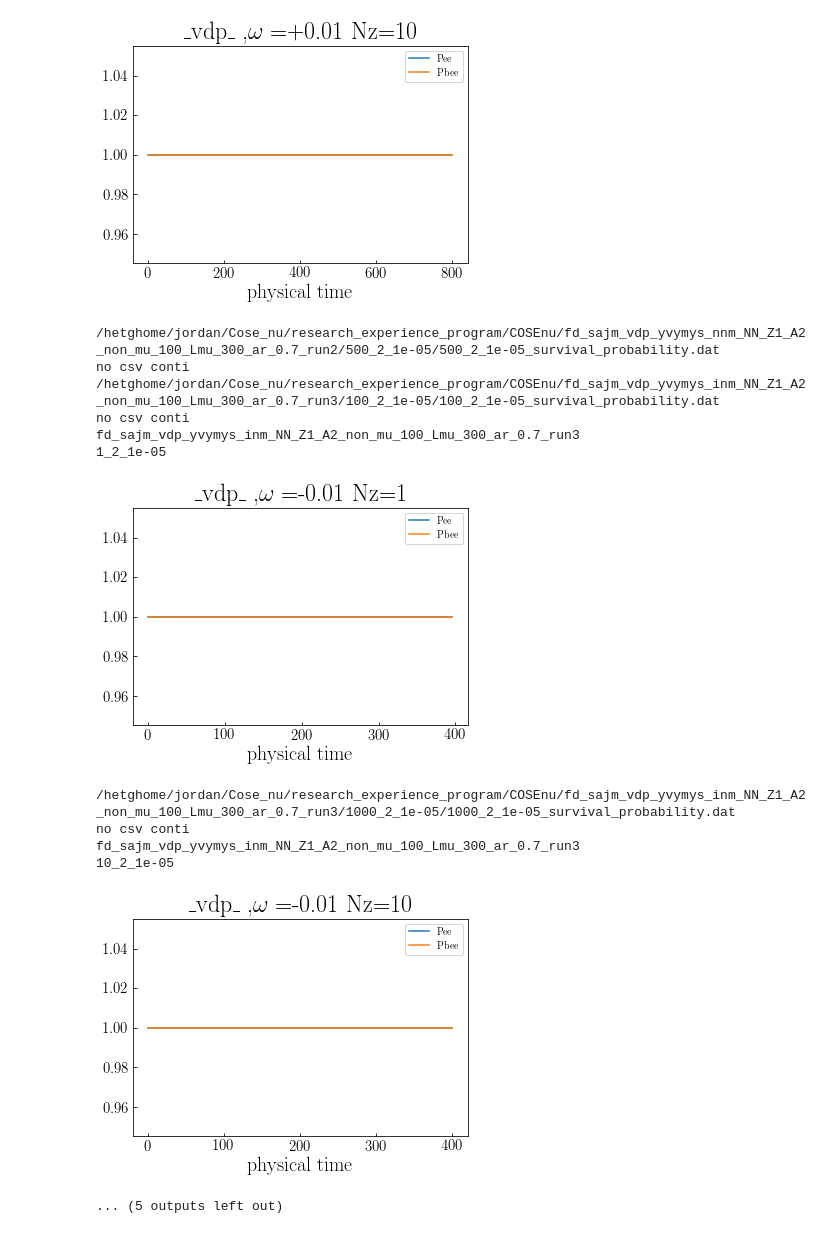
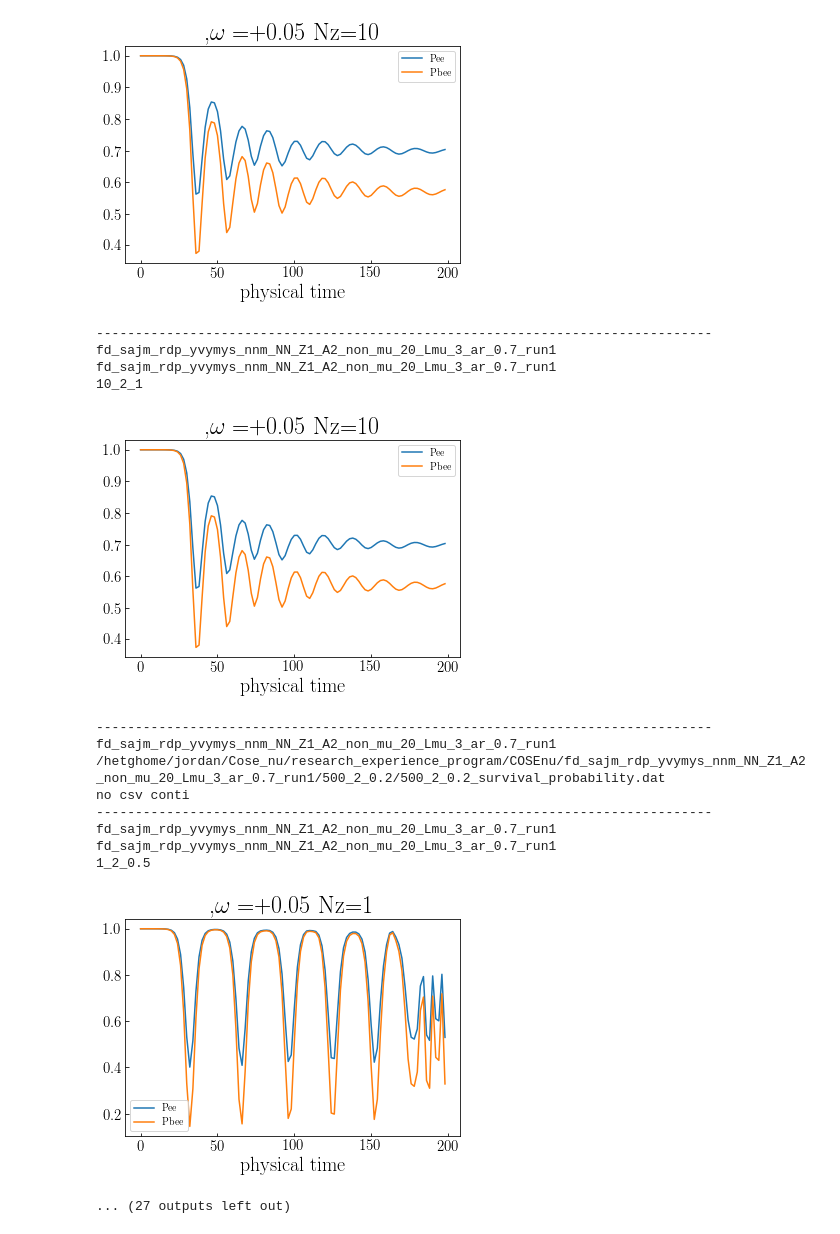
Before and after one commit to Demon-of-Asgard/research_experience_program, a Jupyter notebook: COSEnu/plot_sur_saj.ipynb, the cells around one changed output. Saved outputs shown, nothing was run; the diff lists cells and outputs as text; code cells hidden in the pictures.

```diff
--- a/COSEnu/plot_sur_saj.ipynb
+++ b/COSEnu/plot_sur_saj.ipynb
@@ -1,5 +1,5 @@
 # %%
-#plot results of the many grid results saj only
+#plot results of the many  saj
 #!/hetghome/hetgsoft/anaconda3/bin/python3.9
 import matplotlib
 %matplotlib inline
@@ -36,9 +36,12 @@ for h in os.listdir(path):
     if 'sajm_' not in h:
         #print('flat conti')
         continue
-    """if 'hetg' not in h:
-        #print('hetg pui conti')
-        continue"""
+    if 'wrn_' in h:
+        #print('flat conti')
+        continue
+    # if 'hetg' not in h:
+    #     #print('hetg pui conti')
+    #     continue
     if 'NN' not in h:
         #print('n1 conti')
         continue
@@ -68,8 +71,10 @@ for h in os.listdir(path):
             mo=''
         if 'vip' in h:
             vp='_vip_'
-        if 'vdp' in h:
+        elif 'vdp' in h:
             vp='_vdp_'
+        else:
+            vp=''
         """if 'rapv' not in h:
             if 'rap' in h:
                 rp='rap'
@@ -82,8 +87,13 @@ for h in os.listdir(path):
         else:
             od=''
         for i in os.listdir(path+'/'+h):
-            #print(i[i.find('COSEnu/')+7:])
+            #print('----------------------',i[i.find('COSEnu/')+7:])
+            #continue
             if os.path.isdir(path+'/'+h+'/'+i):
+                print('-------------------------------------------------------------------------------')
+                print(h)
+                #print(i)
+                #continue
                 ###########################################
                 confn = path+'/'+h+'/'+i+'/job.config'
                 f=open(confn,'r')
@@ -99,8 +109,8 @@ for h in os.listdir(path):
                 Nz = float(Para[0])
                 Nvz = float(Para[1])
                 CFL = float(Para[2])
-                if CFL !=10**-5:
-                    continue
+                # if CFL !=10**-5:
+                #     continue
                 #print(path+'/'+h+'/'+i)
                 pign = path+'/'+h+'/'+i+'/'+i+'_survival_probability.jpg'
                 if os.path.exists(pign):
@@ -184,14 +190,16 @@ fd_sajm_vdp_yvymys_nnm_NN_Z1_A2_non_mu_100_Lmu_300_ar_0.7_run2
-[figure, old version]
+[figure, new version]
-/hetghome/jordan/Cose_nu/research_experience_program/COSEnu/fd_sajm_vdp_yvymys_nnm_NN_Z1_A2_non_mu_100_Lmu_300_ar_0.7_run2/500_2_1e-05/500_2_1e-05_survival_probability.dat
-no csv conti
-/hetghome/jordan/Cose_nu/research_experience_program/COSEnu/fd_sajm_vdp_yvymys_inm_NN_Z1_A2_non_mu_100_Lmu_300_ar_0.7_run3/100_2_1e-05/100_2_1e-05_survival_probability.dat
-no csv conti
-fd_sajm_vdp_yvymys_inm_NN_Z1_A2_non_mu_100_Lmu_300_ar_0.7_run3
-1_2_1e-05
+-------------------------------------------------------------------------------
+fd_sajm_rdp_yvymys_nnm_NN_Z1_A2_non_mu_20_Lmu_3_ar_0.7_run1
+fd_sajm_rdp_yvymys_nnm_NN_Z1_A2_non_mu_20_Lmu_3_ar_0.7_run1
+10_2_1
-[figure, old version]
+[figure, new version]
-/hetghome/jordan/Cose_nu/research_experience_program/COSEnu/fd_sajm_vdp_yvymys_inm_NN_Z1_A2_non_mu_100_Lmu_300_ar_0.7_run3/1000_2_1e-05/1000_2_1e-05_survival_probability.dat
+-------------------------------------------------------------------------------
+fd_sajm_rdp_yvymys_nnm_NN_Z1_A2_non_mu_20_Lmu_3_ar_0.7_run1
+/hetghome/jordan/Cose_nu/research_experience_program/COSEnu/fd_sajm_rdp_yvymys_nnm_NN_Z1_A2_non_mu_20_Lmu_3_ar_0.7_run1/500_2_0.2/500_2_0.2_survival_probability.dat
 no csv conti
-fd_sajm_vdp_yvymys_inm_NN_Z1_A2_non_mu_100_Lmu_300_ar_0.7_run3
-10_2_1e-05
+-------------------------------------------------------------------------------
+fd_sajm_rdp_yvymys_nnm_NN_Z1_A2_non_mu_20_Lmu_3_ar_0.7_run1
+fd_sajm_rdp_yvymys_nnm_NN_Z1_A2_non_mu_20_Lmu_3_ar_0.7_run1
+1_2_0.5
-[figure, old version]
+[figure, new version]
-... (5 outputs left out)
+... (27 outputs left out)
```
Also changed, not shown: parts of 6 cells of this notebook, 13 other files.
